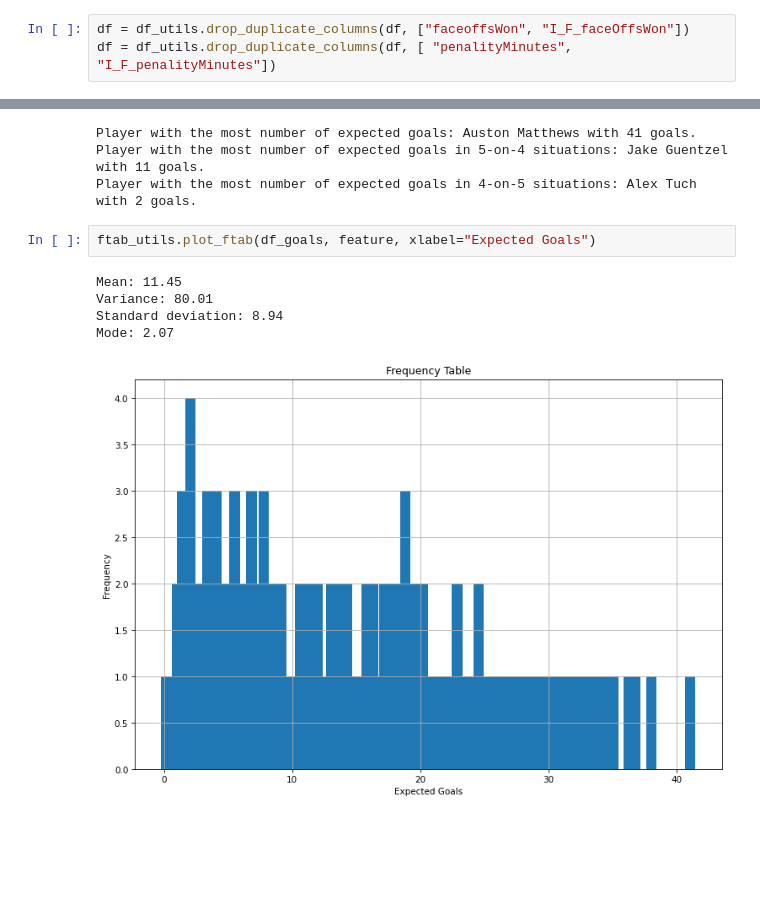
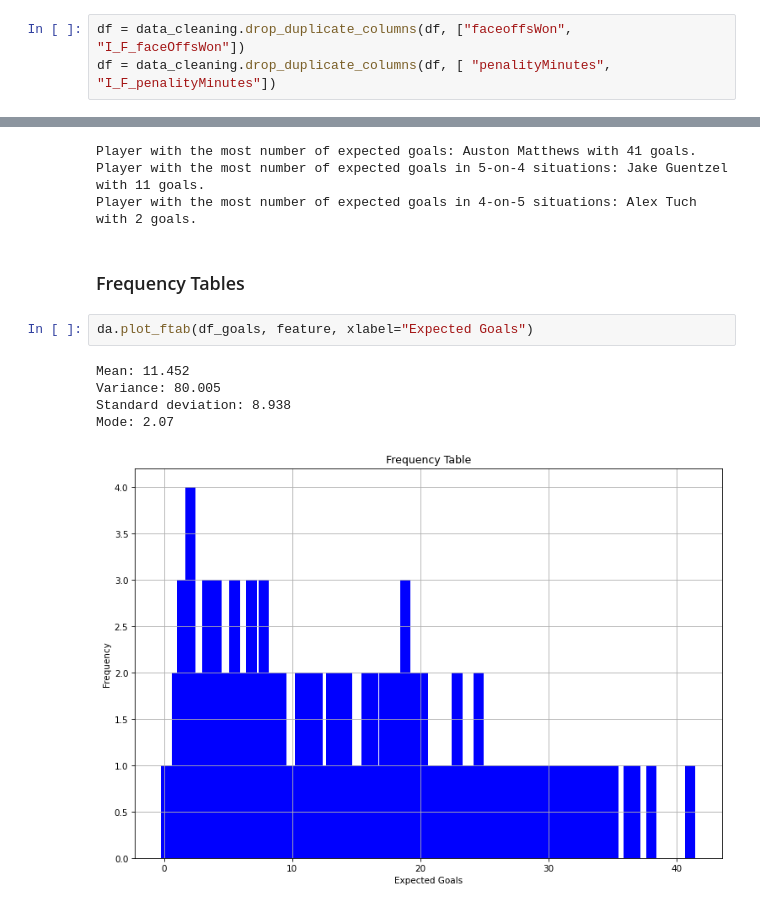
Before and after one commit to thedanicode24/moneypuck-data, a Jupyter notebook: skaters/expected-goals.ipynb, the cells around one changed output, grey strips where cells are left out. Saved outputs shown, nothing was run; the diff lists cells and outputs as text; blank space fills up the shorter version.

```diff
--- a/skaters/expected-goals.ipynb
+++ b/skaters/expected-goals.ipynb
@@ -54,8 +55,8 @@ df_utils.report_nan(df)
 # %% [output]
 No missing values found.
 # %%
-df = df_utils.drop_duplicate_columns(df, ["faceoffsWon", "I_F_faceOffsWon"])
-df = df_utils.drop_duplicate_columns(df, [ "penalityMinutes", "I_F_penalityMinutes"])
+df = data_cleaning.drop_duplicate_columns(df, ["faceoffsWon", "I_F_faceOffsWon"])
+df = data_cleaning.drop_duplicate_columns(df, [ "penalityMinutes", "I_F_penalityMinutes"])
 # %% [output]
 Dropped columns: ['I_F_faceOffsWon']
 Number of features: 153
@@ -85,12 +86,14 @@ print(f"Player with the most number of expected goals in 4-on-5 situations: {ans
 Player with the most number of expected goals: Auston Matthews with 41 goals.
 Player with the most number of expected goals in 5-on-4 situations: Jake Guentzel with 11 goals.
 Player with the most number of expected goals in 4-on-5 situations: Alex Tuch with 2 goals.
+# %% [markdown]
+### Frequency Tables
 # %%
-ftab_utils.plot_ftab(df_goals, feature, xlabel="Expected Goals")
+da.plot_ftab(df_goals, feature, xlabel="Expected Goals")
 # %% [output]
-Mean: 11.45
-Variance: 80.01
-Standard deviation: 8.94
+Mean: 11.452
+Variance: 80.005
+Standard deviation: 8.938
 Mode: 2.07
-[figure, old version]
+[figure, new version]
 # %% [markdown]
```
Also changed, not shown: parts of 19 cells of this notebook, 16 other files.
